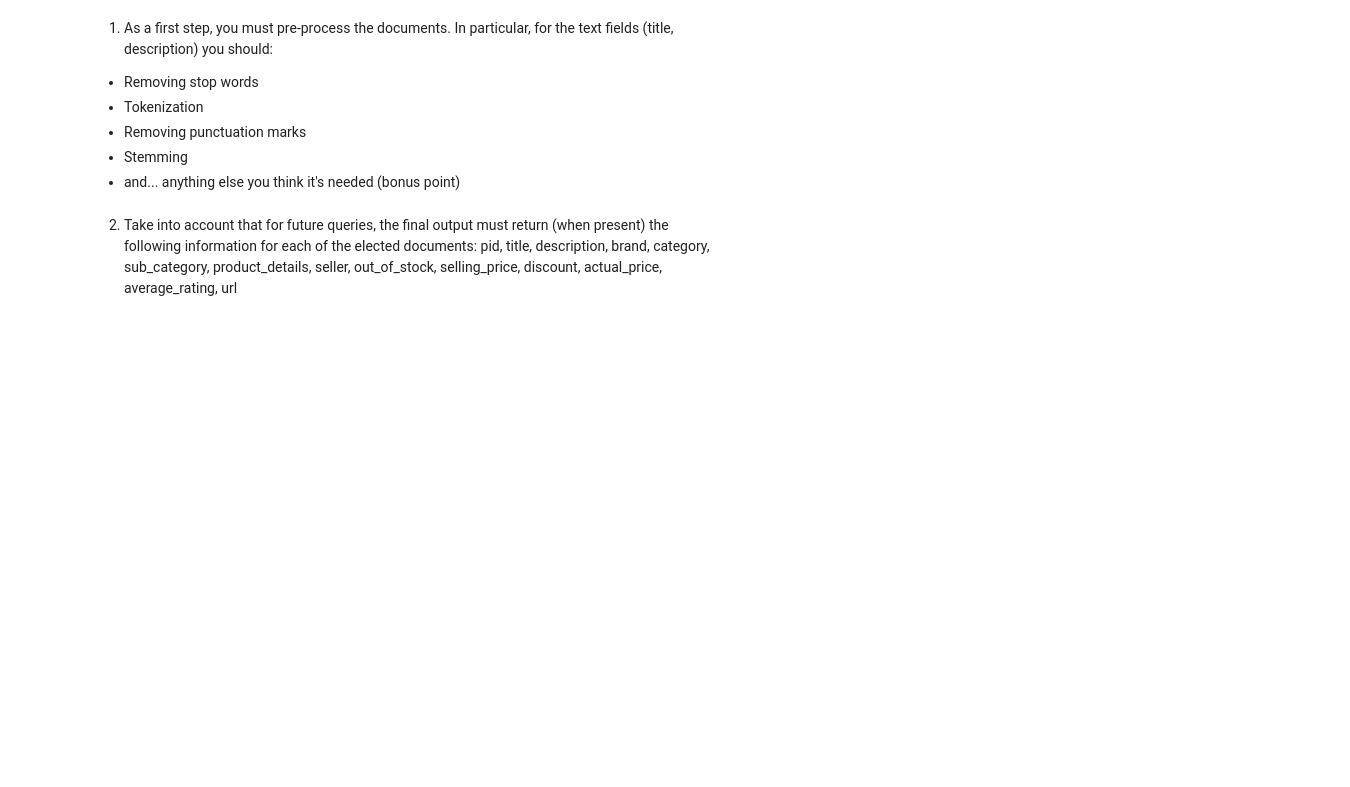
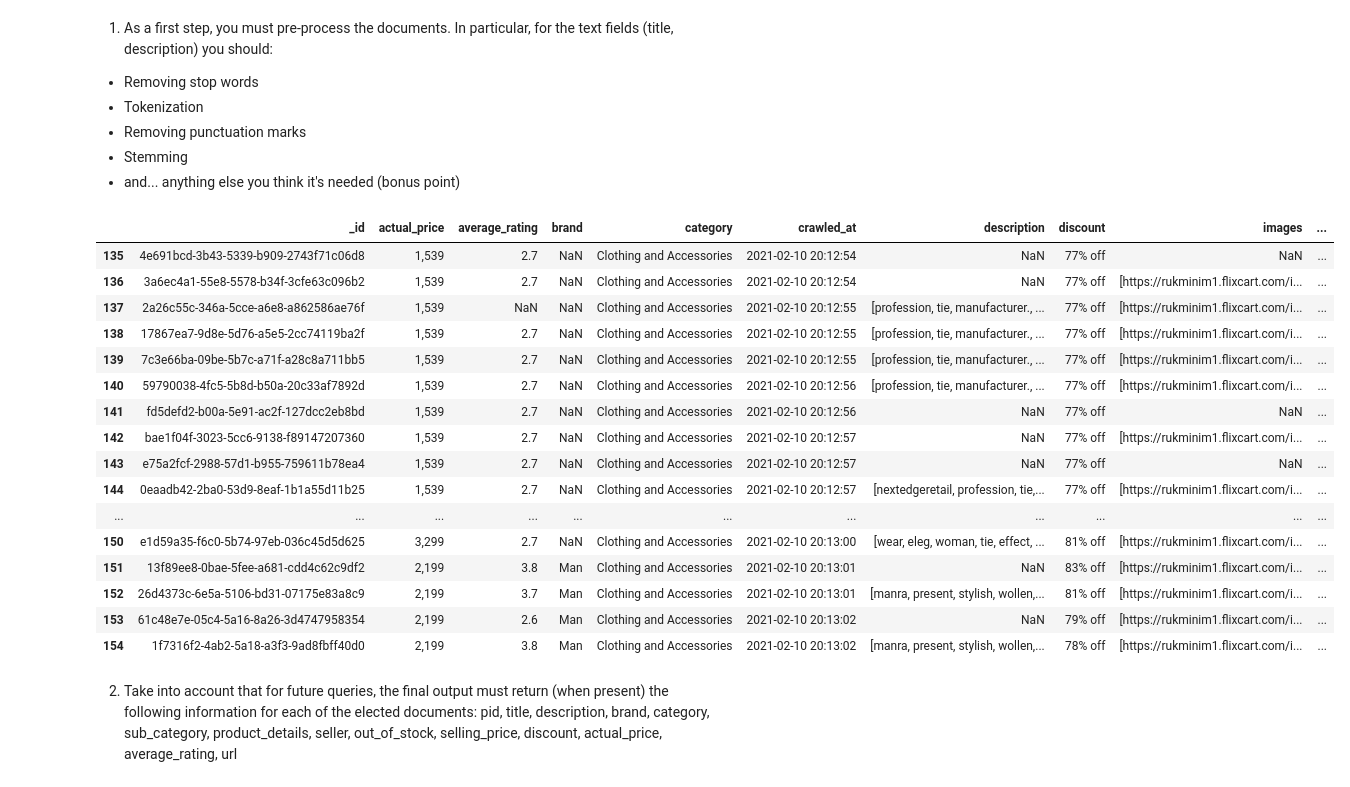
Before and after one commit to LucaFranceschi01/IRWA-2025-G23, a Jupyter notebook: project_progress/part_1/processing_and_eda.ipynb, the cells around one changed output. Drawn from its saved outputs; the diff is of its cells as text; code cells hidden in the pictures; blank space fills up the shorter version.

Commit message:
data preprocessing halfdone

```diff
--- a/project_progress/part_1/processing_and_eda.ipynb
+++ b/project_progress/part_1/processing_and_eda.ipynb
@@ -37,10 +55,43 @@ def preprocess_string(s):
     s = [stemmer.stem(word) for word in s] # stemming
     return s
 
-
-df['description'] = df['description'].apply(preprocess_string) # TODO: add things
-
-df.head()
+# Convert blank cells to NaN
+def blank_to_nan(x):
+    if isinstance(x, str) and x.strip() == "":
+        return np.nan
+    if isinstance(x, (list, tuple, set)) and len(x) == 0:
+        return np.nan
+    if isinstance(x, np.ndarray) and x.size == 0:
+        return np.nan
+    return x
+# %%
+text_columns = ['title', 'description']
+
+for col in text_columns:
+    df[col] = df[col].apply(preprocess_string)
+
+df = df.applymap(blank_to_nan)
+
+
+df[135:155]
+# %% [output]
+|  | _id | actual_price | average_rating | brand | category | crawled_at | description | discount | images | ... |
+| 135 | 4e691bcd-3b43-5339-b909-2743f71c06d8 | 1,539 | 2.7 | NaN | Clothing and Accessories | 2021-02-10 20:12:54 | NaN | 77% off | NaN | ... |
+| 136 | 3a6ec4a1-55e8-5578-b34f-3cfe63c096b2 | 1,539 | 2.7 | NaN | Clothing and Accessories | 2021-02-10 20:12:54 | NaN | 77% off | [https://rukminim1.flixcart.com/i... | ... |
+| 137 | 2a26c55c-346a-5cce-a6e8-a862586ae76f | 1,539 | NaN | NaN | Clothing and Accessories | 2021-02-10 20:12:55 | [profession, tie, manufacturer., ... | 77% off | [https://rukminim1.flixcart.com/i... | ... |
+| 138 | 17867ea7-9d8e-5d76-a5e5-2cc74119ba2f | 1,539 | 2.7 | NaN | Clothing and Accessories | 2021-02-10 20:12:55 | [profession, tie, manufacturer., ... | 77% off | [https://rukminim1.flixcart.com/i... | ... |
+| 139 | 7c3e66ba-09be-5b7c-a71f-a28c8a711bb5 | 1,539 | 2.7 | NaN | Clothing and Accessories | 2021-02-10 20:12:55 | [profession, tie, manufacturer., ... | 77% off | [https://rukminim1.flixcart.com/i... | ... |
+| 140 | 59790038-4fc5-5b8d-b50a-20c33af7892d | 1,539 | 2.7 | NaN | Clothing and Accessories | 2021-02-10 20:12:56 | [profession, tie, manufacturer., ... | 77% off | [https://rukminim1.flixcart.com/i... | ... |
+| 141 | fd5defd2-b00a-5e91-ac2f-127dcc2eb8bd | 1,539 | 2.7 | NaN | Clothing and Accessories | 2021-02-10 20:12:56 | NaN | 77% off | NaN | ... |
+| 142 | bae1f04f-3023-5cc6-9138-f89147207360 | 1,539 | 2.7 | NaN | Clothing and Accessories | 2021-02-10 20:12:57 | NaN | 77% off | [https://rukminim1.flixcart.com/i... | ... |
+| 143 | e75a2fcf-2988-57d1-b955-759611b78ea4 | 1,539 | 2.7 | NaN | Clothing and Accessories | 2021-02-10 20:12:57 | NaN | 77% off | NaN | ... |
+| 144 | 0eaadb42-2ba0-53d9-8eaf-1b1a55d11b25 | 1,539 | 2.7 | NaN | Clothing and Accessories | 2021-02-10 20:12:57 | [nextedgeretail, profession, tie,... | 77% off | [https://rukminim1.flixcart.com/i... | ... |
+| ... | ... | ... | ... | ... | ... | ... | ... | ... | ... | ... |
+| 150 | e1d59a35-f6c0-5b74-97eb-036c45d5d625 | 3,299 | 2.7 | NaN | Clothing and Accessories | 2021-02-10 20:13:00 | [wear, eleg, woman, tie, effect, ... | 81% off | [https://rukminim1.flixcart.com/i... | ... |
+| 151 | 13f89ee8-0bae-5fee-a681-cdd4c62c9df2 | 2,199 | 3.8 | Man | Clothing and Accessories | 2021-02-10 20:13:01 | NaN | 83% off | [https://rukminim1.flixcart.com/i... | ... |
+| 152 | 26d4373c-6e5a-5106-bd31-07175e83a8c9 | 2,199 | 3.7 | Man | Clothing and Accessories | 2021-02-10 20:13:01 | [manra, present, stylish, wollen,... | 81% off | [https://rukminim1.flixcart.com/i... | ... |
+| 153 | 61c48e7e-05c4-5a16-8a26-3d4747958354 | 2,199 | 2.6 | Man | Clothing and Accessories | 2021-02-10 20:13:02 | NaN | 79% off | [https://rukminim1.flixcart.com/i... | ... |
+| 154 | 1f7316f2-4ab2-5a18-a3f3-9ad8fbff40d0 | 2,199 | 3.8 | Man | Clothing and Accessories | 2021-02-10 20:13:02 | [manra, present, stylish, wollen,... | 78% off | [https://rukminim1.flixcart.com/i... | ... |
 # %% [markdown]
 2. Take into account that for future queries, the final output must return (when present) the following information for each of the  elected documents: pid, title, description, brand, category, sub_category, product_details, seller, out_of_stock, selling_price, discount, actual_price, average_rating, url
 # %%
```
Also changed, not shown: parts of 8 cells of this notebook.
